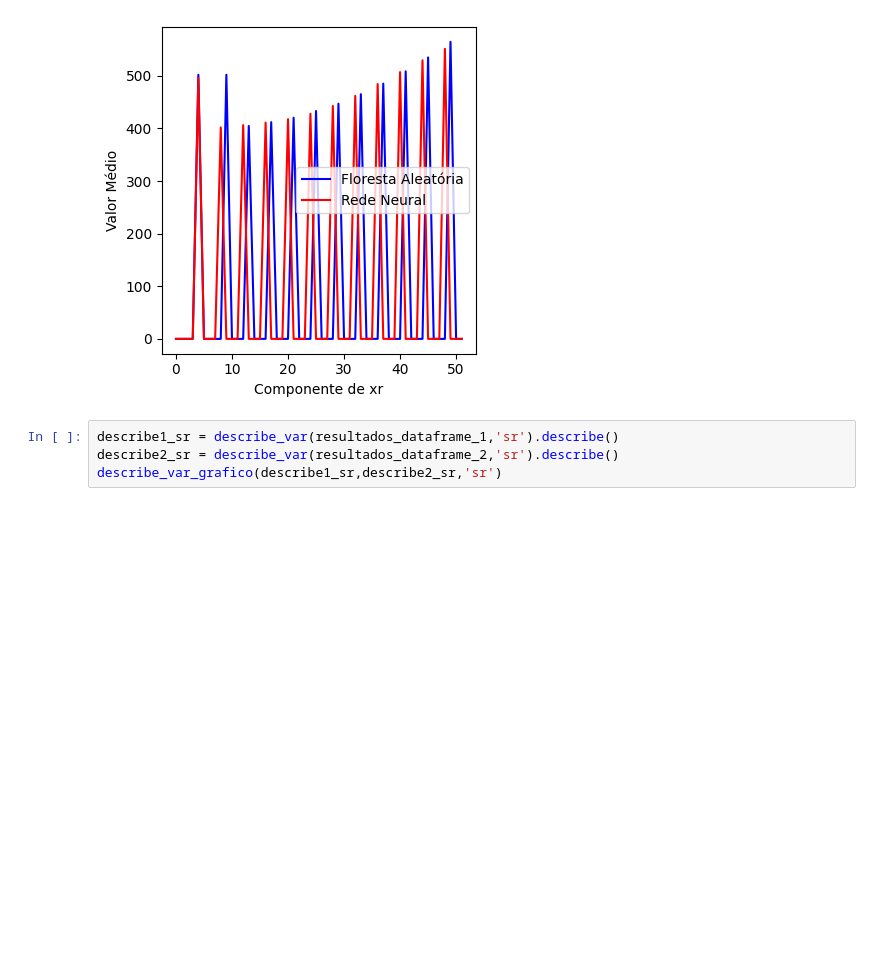
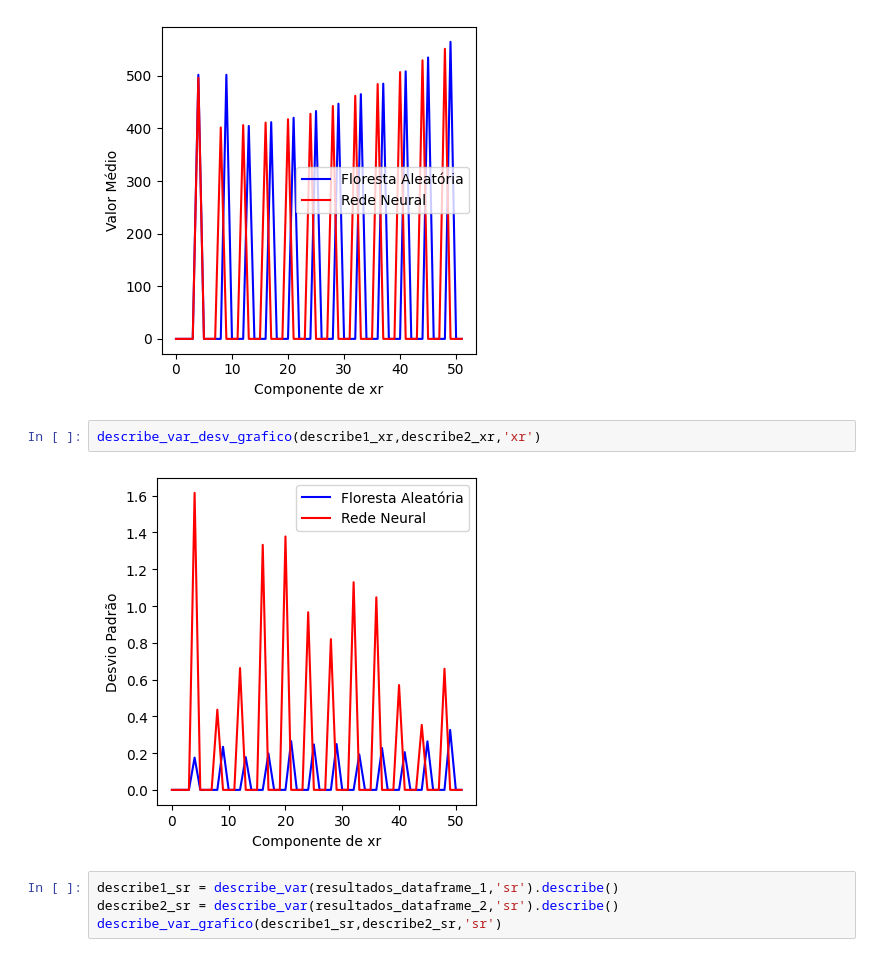
Before and after one commit to MarcioB1999/ML_for_ULS, a Jupyter notebook: ULS_resultados_graficos.ipynb, the cells around one changed output. Cells and saved outputs as stored; diff of their text form; blank space fills up the shorter version.

```diff
--- a/ULS_resultados_graficos.ipynb
+++ b/ULS_resultados_graficos.ipynb
@@ -261,6 +236,10 @@ describe2_xr = describe_var(resultados_dataframe_2,'xr').describe()
 describe_var_grafico(describe1_xr,describe2_xr,'xr')
 # %% [output]
 [figure]
+# %%
+describe_var_desv_grafico(describe1_xr,describe2_xr,'xr')
+# %% [output]
+[figure, added]
 # %%
 describe1_sr = describe_var(resultados_dataframe_1,'sr').describe()
 describe2_sr = describe_var(resultados_dataframe_2,'sr').describe()
```
Also changed, not shown: parts of 8 cells of this notebook.
